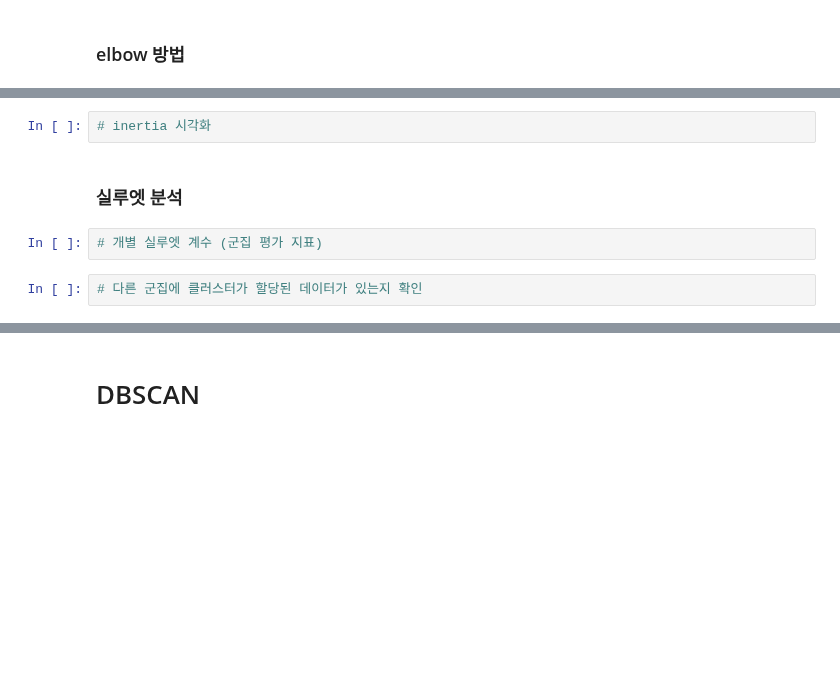
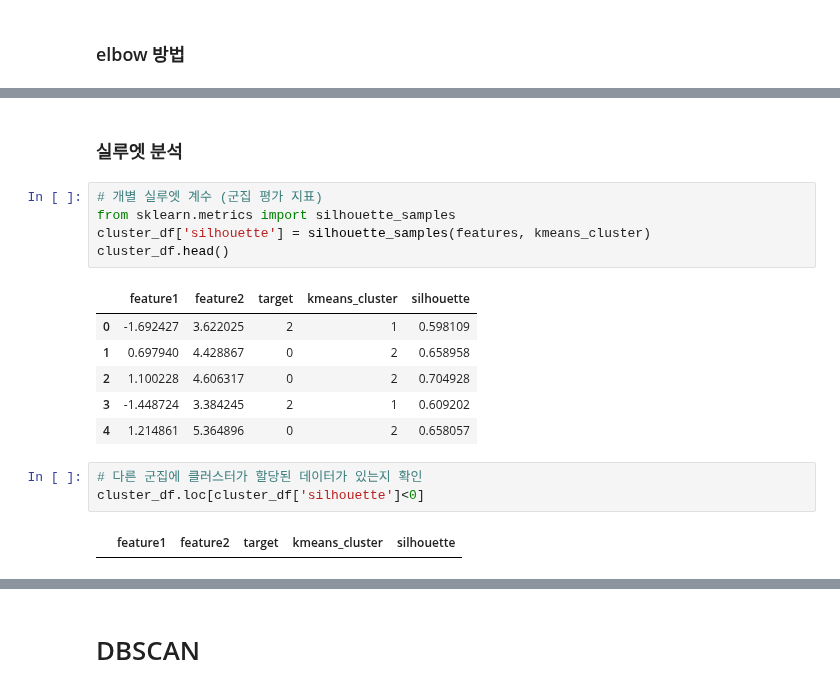
Before and after one commit to parkjiyon7/MSAI_6, a Jupyter notebook: python_ML/20_군집화_실습.ipynb, the cells around one changed output, grey strips where cells are left out. Drawn from its saved outputs; the diff is of its cells as text; blank space fills up the shorter version.

```diff
--- a/python_ML/20_군집화_실습.ipynb
+++ b/python_ML/20_군집화_실습.ipynb
@@ -140,10 +140,21 @@ plt.plot(range(2, 7), inertia, marker='o')
-# %%
-# inertia 시각화
 # %% [markdown]
 ### 실루엣 분석
 # %%
 # 개별 실루엣 계수 (군집 평가 지표)
+from sklearn.metrics import silhouette_samples
+cluster_df['silhouette'] = silhouette_samples(features, kmeans_cluster)
+cluster_df.head()
+# %% [output]
+|  | feature1 | feature2 | target | kmeans_cluster | silhouette |
+| 0 | -1.692427 | 3.622025 | 2 | 1 | 0.598109 |
+| 1 | 0.697940 | 4.428867 | 0 | 2 | 0.658958 |
+| 2 | 1.100228 | 4.606317 | 0 | 2 | 0.704928 |
+| 3 | -1.448724 | 3.384245 | 2 | 1 | 0.609202 |
+| 4 | 1.214861 | 5.364896 | 0 | 2 | 0.658057 |
 # %%
 # 다른 군집에 클러스터가 할당된 데이터가 있는지 확인
+cluster_df.loc[cluster_df['silhouette']<0]
+# %% [output]
+|  | feature1 | feature2 | target | kmeans_cluster | silhouette |
 # %%
 # 평균 실루엣 계수
```
Also changed, not shown: parts of 4 cells of this notebook, 1 other file.
